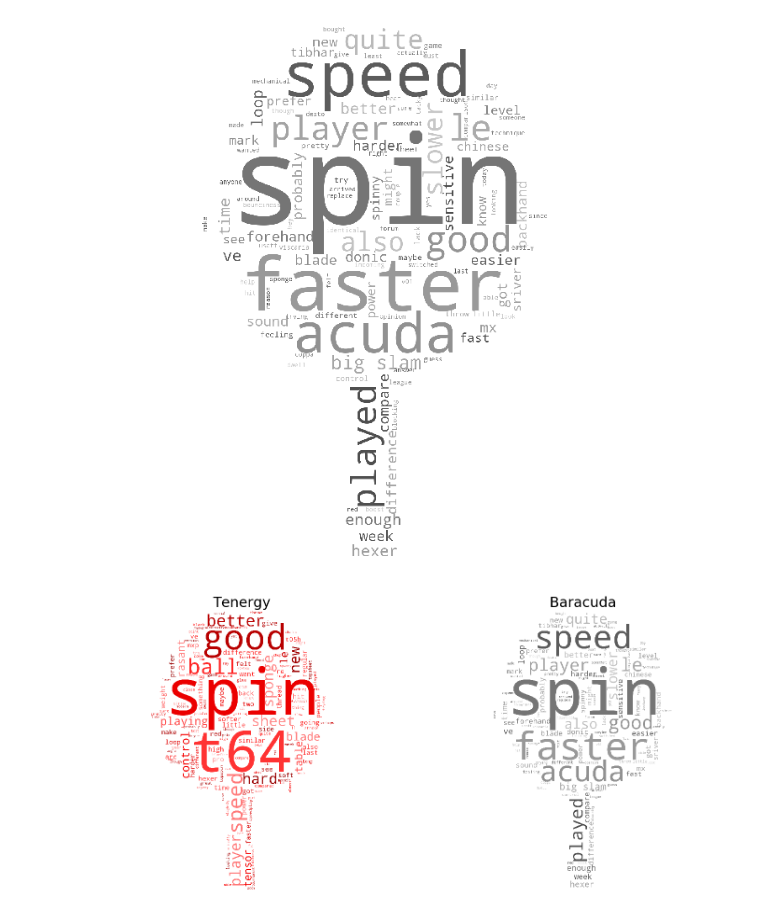
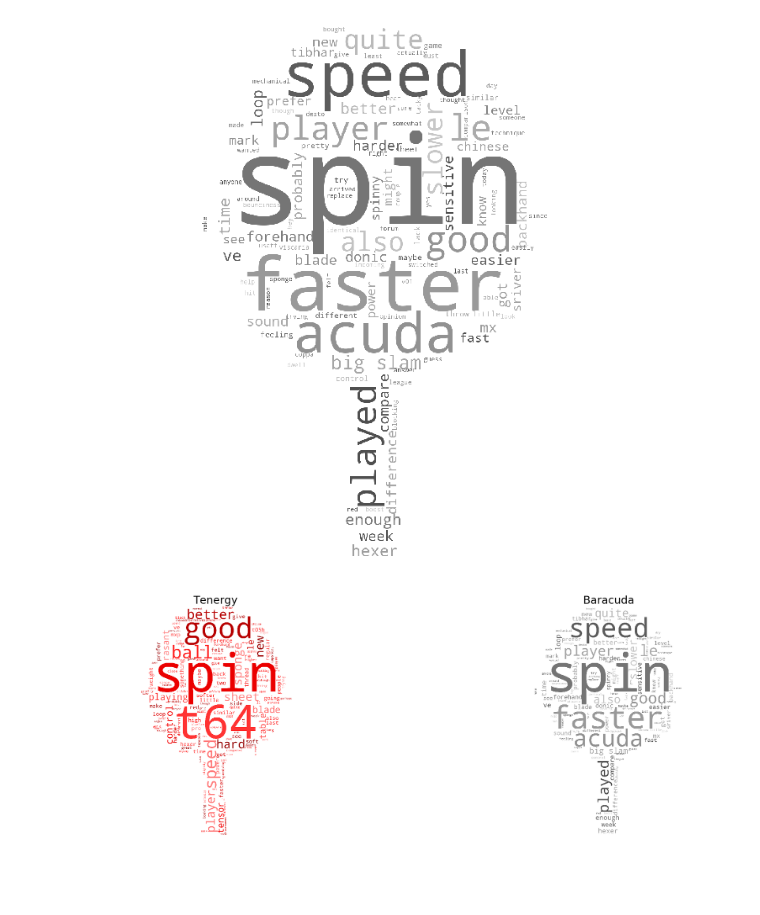
Before and after one commit to vionwinnie/ds4a-t15-tableTennis-product-review, a Jupyter notebook: tt_rubber/viz/Viz.ipynb, the cells around one changed output. Saved outputs shown, nothing was run; the diff lists cells and outputs as text; code cells hidden in the pictures; blank space fills up the shorter version.

```diff
--- a/tt_rubber/viz/Viz.ipynb
+++ b/tt_rubber/viz/Viz.ipynb
@@ -203,13 +203,13 @@ plt.show()
 # %%
 word_clouds = [wordcloud_red,wordcloud_black]
 titles = ['Tenergy','Baracuda']
-fig = plt.figure(figsize=(24, 12))
+fig = plt.figure(figsize=(36, 12))
 for i in range(2):
     ax = fig.add_subplot(1,2,i+1)
     wordcloud = word_clouds[i]
 
     ax.set_title(titles[i],fontsize= 30)
     ax.imshow(wordcloud)
     ax.axis('off')
 # %% [output]
-[figure, old version]
+[figure, new version]
```
